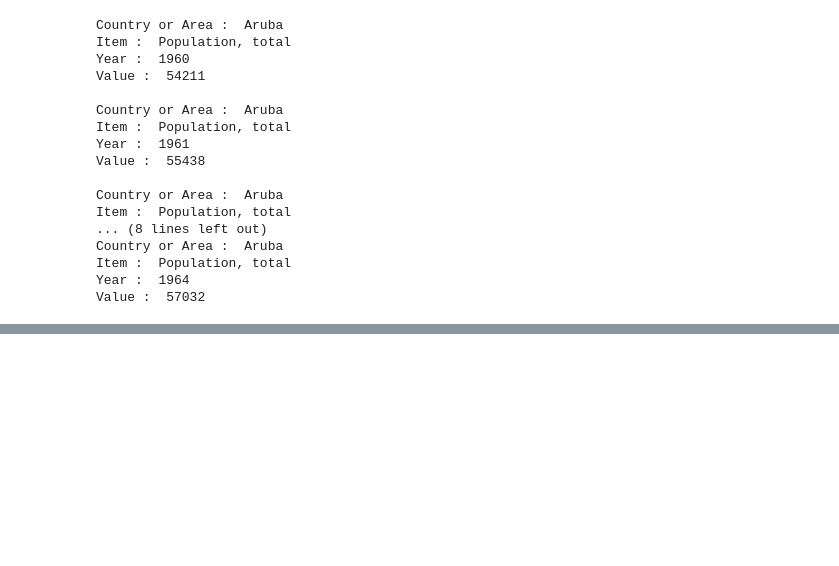
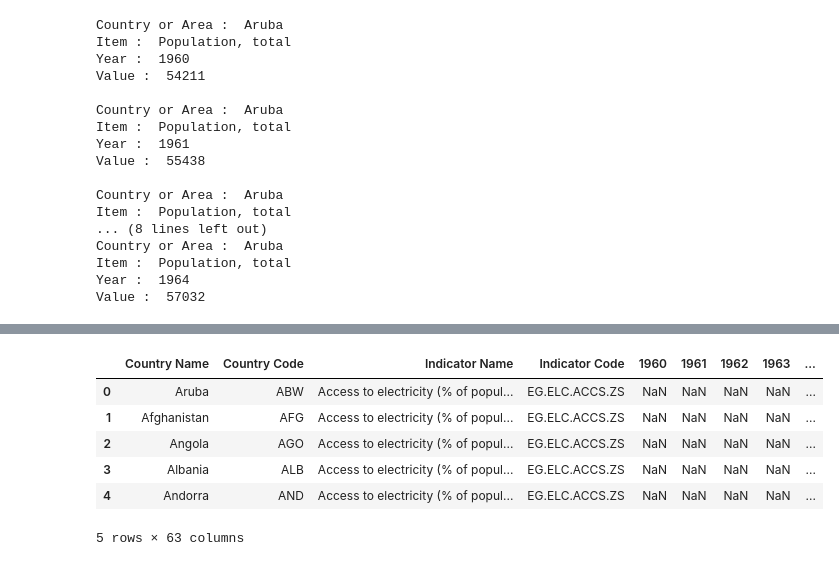
Before and after one commit to RohanJung/ETL_pipeline, a Jupyter notebook: Notebook/intial.ipynb, the cells around one changed output, grey strips where cells are left out. Saved outputs shown, nothing was run; the diff lists cells and outputs as text; code cells hidden in the pictures; blank space fills up the shorter version.

```diff
--- a/Notebook/intial.ipynb
+++ b/Notebook/intial.ipynb
@@ -74,0 +86,11 @@ Value :  57032
+# %%
+df_electricity = pd.read_csv('C:/Users/rest/Documents/python/etl/ETL_pipeline/Data/electricity_access_percent.csv',skiprows=4)
+df_electricity.head()
+# %% [output]
+|  | Country Name | Country Code | Indicator Name | Indicator Code | 1960 | 1961 | 1962 | 1963 | ... |
+| 0 | Aruba | ABW | Access to electricity (% of popul... | EG.ELC.ACCS.ZS | NaN | NaN | NaN | NaN | ... |
+| 1 | Afghanistan | AFG | Access to electricity (% of popul... | EG.ELC.ACCS.ZS | NaN | NaN | NaN | NaN | ... |
+| 2 | Angola | AGO | Access to electricity (% of popul... | EG.ELC.ACCS.ZS | NaN | NaN | NaN | NaN | ... |
+| 3 | Albania | ALB | Access to electricity (% of popul... | EG.ELC.ACCS.ZS | NaN | NaN | NaN | NaN | ... |
+| 4 | Andorra | AND | Access to electricity (% of popul... | EG.ELC.ACCS.ZS | NaN | NaN | NaN | NaN | ... |
+5 rows × 63 columns
```
Also changed, not shown: parts of 38 cells of this notebook.
